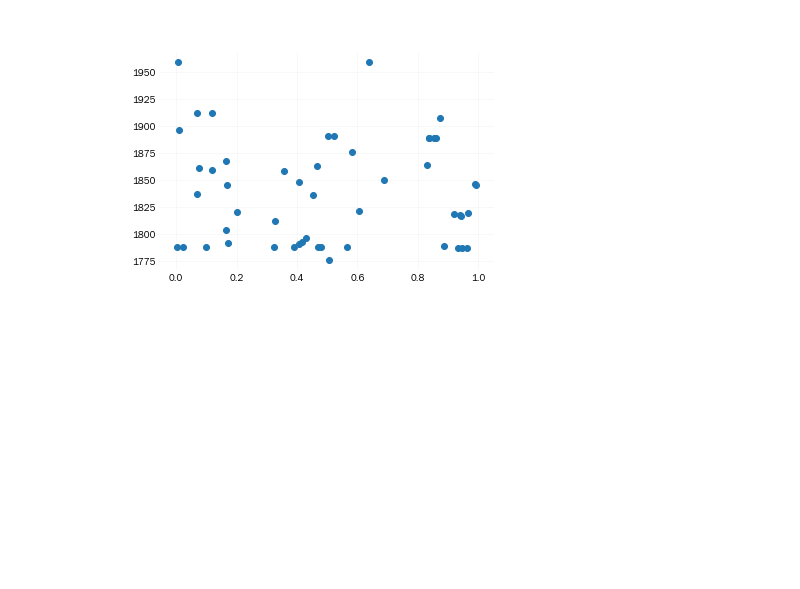
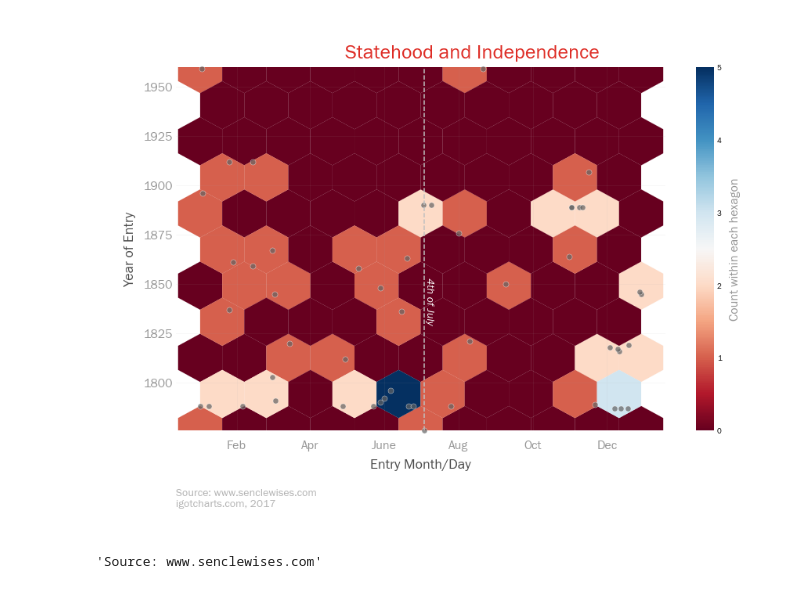
Before and after one commit to igotcharts/charts_and_more_charts, a Jupyter notebook: notebooks/statehood.ipynb, the cells around one changed output. Saved outputs shown, nothing was run; the diff lists cells and outputs as text; code cells hidden in the pictures; blank space fills up the shorter version.

Commit message:
created hex chart for states

```diff
--- a/notebooks/statehood.ipynb
+++ b/notebooks/statehood.ipynb
@@ -22,8 +22,34 @@ def date_as_float(dt_):
         return days_from_jan1.days * size_of_day + days_from_jan1.seconds * size_of_second
 # %%
 statehood['Month Fraction']=statehood['Date Admitted'].apply(date_as_float)
-# %%
-plt.scatter(statehood['Month Fraction'],statehood['Year'])
-plt.show()
-# %% [output]
-[figure, removed]
+# %%
+my_chart = charts_function_list.chart_maker(title='Statehood and Independence')
+fig = my_chart.initial_fig_axis((14,8))
+fig.suptitle(my_chart.title,color='#de2d26',size=26)
+fig.subplots_adjust(top=.93)
+ax = my_chart.axes_set_up(fig)
+
+ax.scatter(statehood['Month Fraction'],statehood['Year'],color='#636363',zorder=2,alpha=.7,clip_on=False,linewidth=.5,s=50,edgecolors='white')
+plt.hexbin(statehood['Month Fraction'],statehood['Year'],gridsize=10,cmap='RdBu',zorder=1,linewidths=.1)
+cb = plt.colorbar()
+cb.set_label('Count within each hexagon',fontsize=16,color='#969696')
+
+ax.vlines(x=0.505464480874317,ymin=1776,ymax=1960,linestyles='--',color='silver')
+ax.set_ylim(1776,1960)
+ax.set_ylabel('Year of Entry',fontsize=18,alpha=.7)
+ax.set_xlabel('Entry Month/Day',fontsize=18,alpha=.7)
+ax.set_xticks([date_as_float(pd.to_datetime(str(x)+'-1-2015'))for x in [2,4,6,8,10,12]])
+ax.set_xticklabels(['Feb','Apr','June','Aug','Oct','Dec'],position=(.5,-.02))
+ax.text(.507,1850,'4th of July',style='italic',color='white',rotation=-90,fontsize=14)
+my_chart.citations(ax,source=statehood.columns[6],source_y=-.18,chart_tag_y=-.21,chart_tag='igotcharts.com, 2017',color='black',alpha=.3)
+#for item in range(len(statehood)):
+ #   ax.text(statehood['Month Fraction'][item]+.02,statehood['Year'][item]+.1,statehood['State'][item],
+  #          color='White')
+my_chart.tick_params_(ax)
+plt.show()
+# %% [output]
+[figure, added]
+# %%
+statehood.columns[6]
+# %% [output]
+'Source: www.senclewises.com'
```
